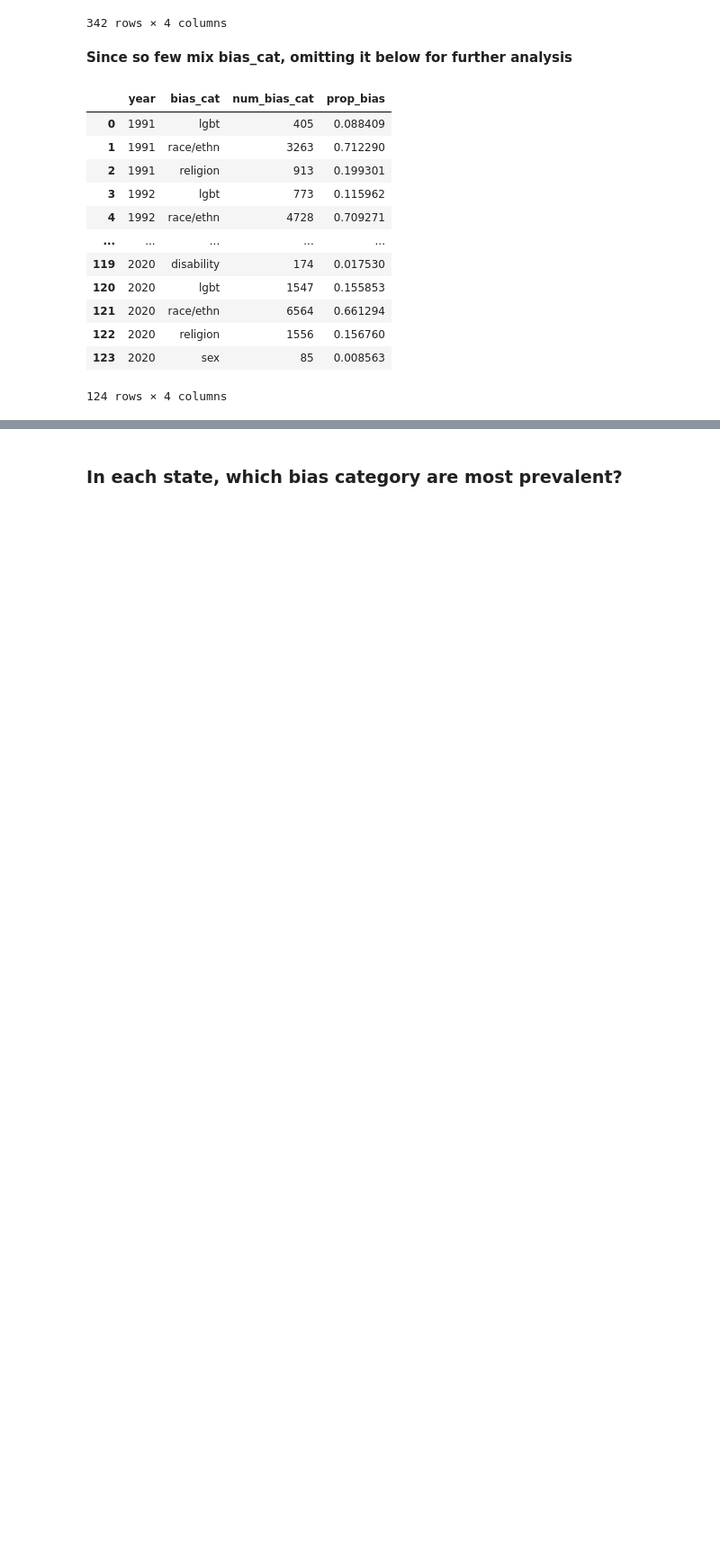
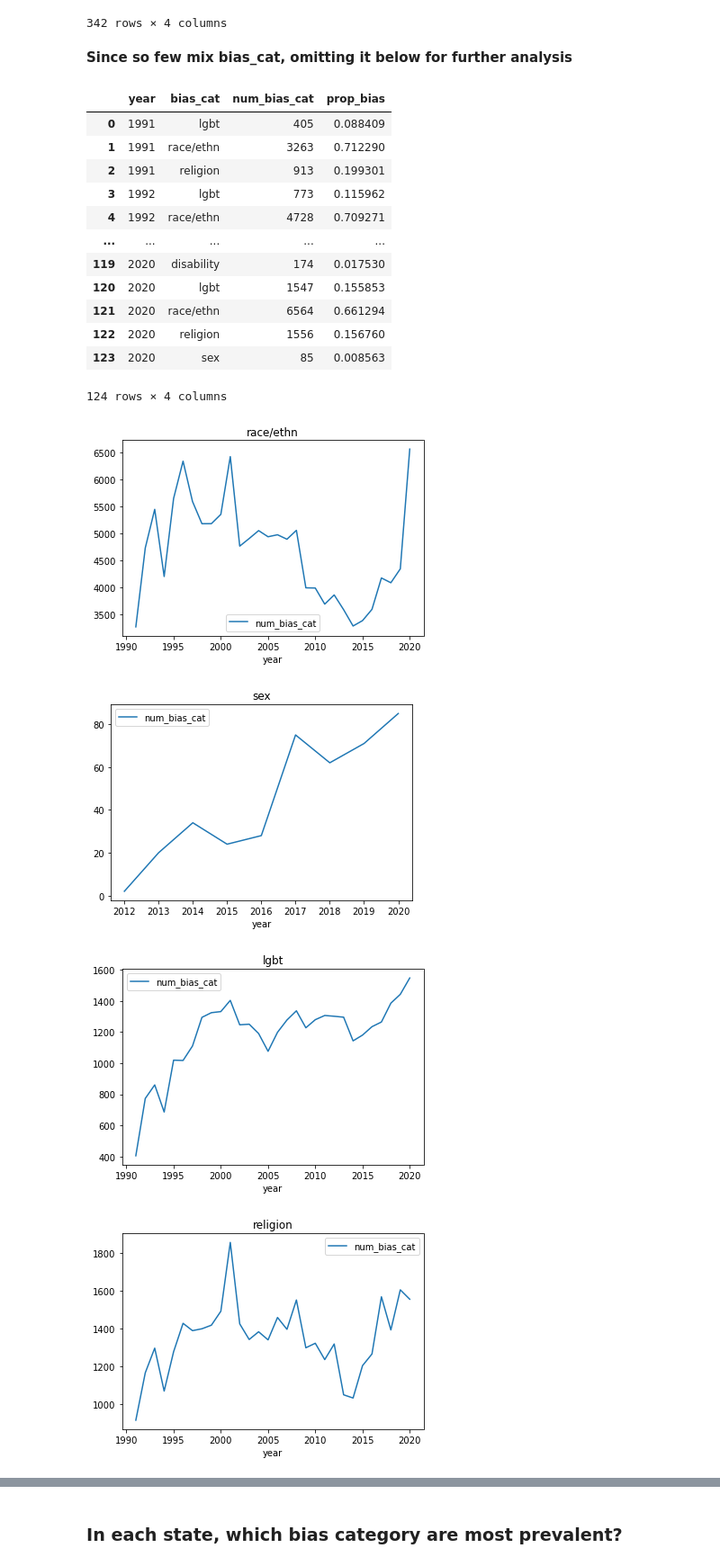
Before and after one commit to shraddha1803/STA_141B_Project, a Jupyter notebook: analysis/explore_hatecrime.ipynb, the cells around one changed output, grey strips where cells are left out. Shown: that part at 90% size. Saved outputs shown, nothing was run; the diff lists cells and outputs as text; code cells hidden in the pictures; blank space fills up the shorter version.

```diff
--- a/analysis/explore_hatecrime.ipynb
+++ b/analysis/explore_hatecrime.ipynb
@@ -160,7 +160,7 @@ num_bias_hc
 **Since so few mix bias_cat, omitting it below for further analysis**
 # %%
 # Create num bias category each year (no mix)
-num_bias_hc = pd.DataFrame(nomix_hc.groupby(["data_year","bias_cat"])["incident_id"].count())
+num_bias_hc = pd.DataFrame(nomix_hc.groupby(["year","bias_cat"])["incident_id"].count())
 num_bias_hc.reset_index(inplace = True)
 num_bias_hc.columns = ["year", "bias_cat", "num_bias_cat"]
 num_bias_hc["prop_bias"] = num_bias_hc["num_bias_cat"]/num_bias_hc.groupby("year")["num_bias_cat"].transform("sum")
@@ -183,0 +182,9 @@ num_bias_hc
+# %%
+# Plot of each type of bias's raw num over time
+for key in bias_cat_dic:
+    num_bias_hc[num_bias_hc["bias_cat"]==key].plot(x="year", y = "num_bias_cat", title = key)
+# %% [output]
+[figure, added]
+[figure, added]
+[figure, added]
+[figure, added]
```
Also changed, not shown: parts of 10 cells of this notebook, 1 other file.
